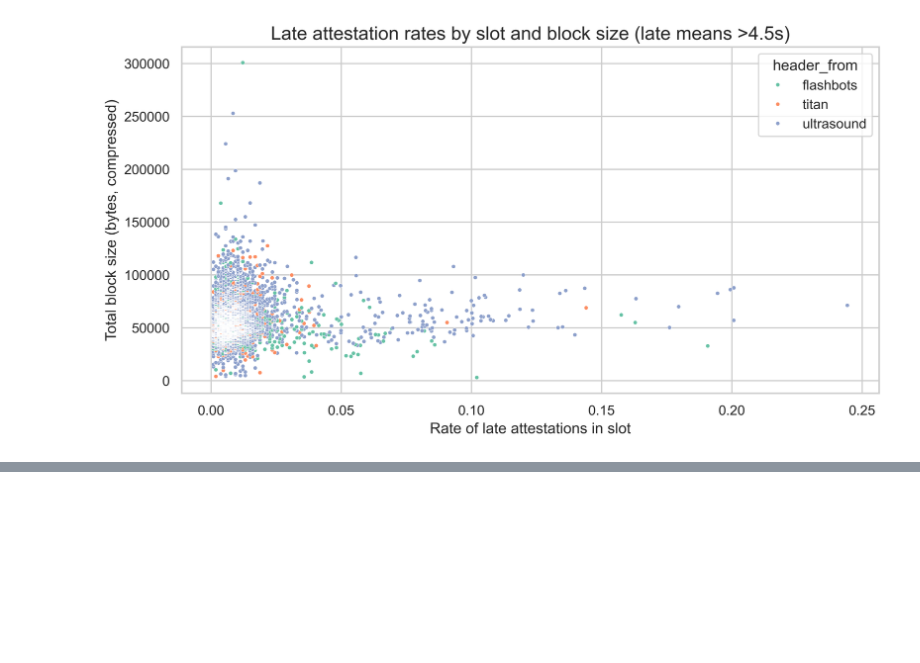
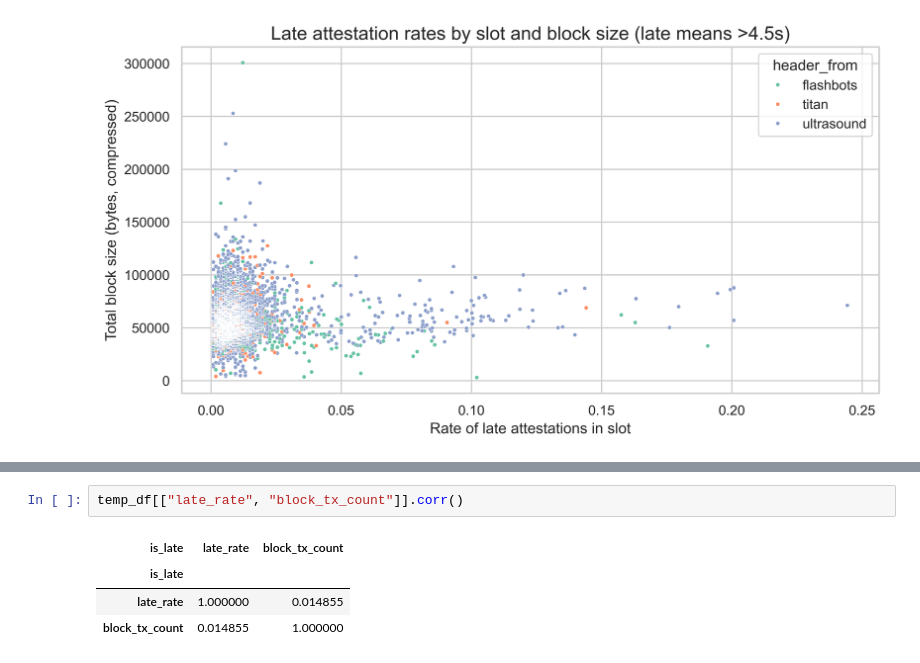
Before and after one commit to misilva73/eth-slot-analysis, a Jupyter notebook: notebooks/3.2-late-attestations-eda-v2.ipynb, the cells around one changed output, grey strips where cells are left out. Drawn from its saved outputs; the diff is of its cells as text; blank space fills up the shorter version.

```diff
--- a/notebooks/3.2-late-attestations-eda-v2.ipynb
+++ b/notebooks/3.2-late-attestations-eda-v2.ipynb
@@ -167,0 +211,7 @@ Name: block_total_bytes_compressed, dtype: float64
+# %%
+temp_df[["late_rate", "block_tx_count"]].corr()
+# %% [output]
+| is_late | late_rate | block_tx_count |
+| is_late |  |  |
+| late_rate | 1.000000 | 0.014855 |
+| block_tx_count | 0.014855 | 1.000000 |
```
Also changed, not shown: parts of 3 cells of this notebook, 11 other files.
